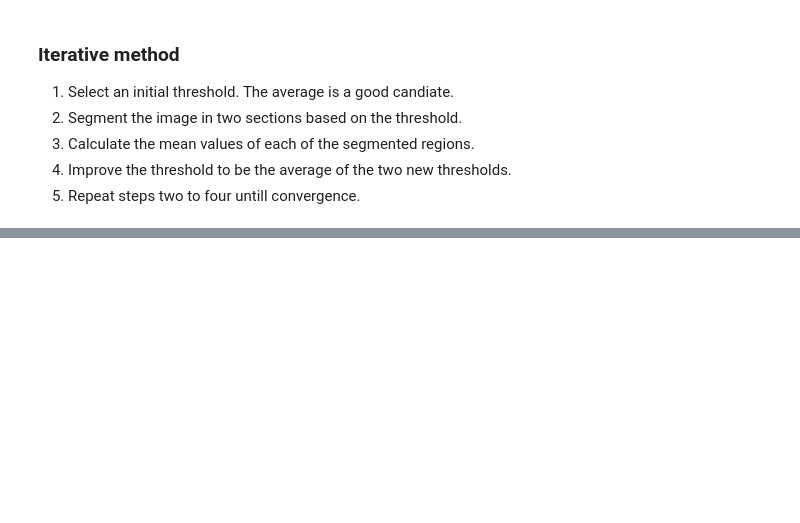
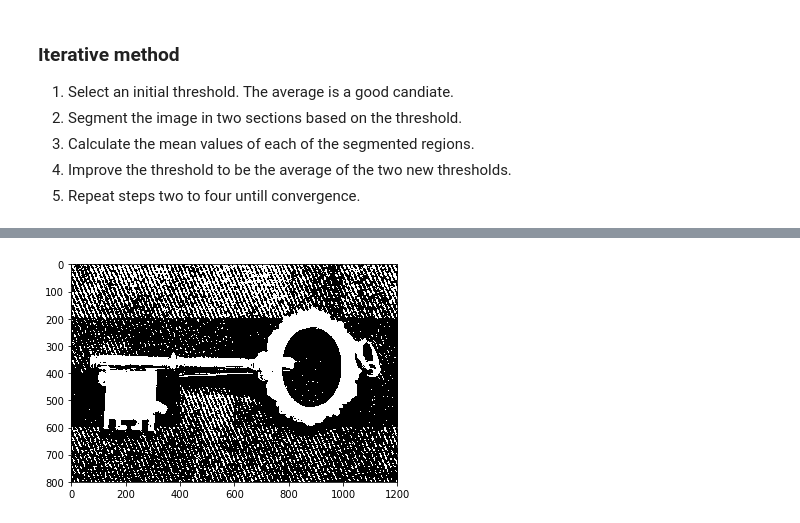
Before and after one commit to pablo-munoz/rasgos-descriptores-reconocimiento, a Jupyter notebook: work/segmentation/segmentation.ipynb, the cells around one changed output, grey strips where cells are left out. Saved outputs shown, nothing was run; the diff lists cells and outputs as text; code cells hidden in the pictures; blank space fills up the shorter version.

```diff
--- a/work/segmentation/segmentation.ipynb
+++ b/work/segmentation/segmentation.ipynb
@@ -129,0 +199,8 @@ plt.imshow(segment_binary(image_data), cmap='gray')
+# %%
+show_image_grayscale(join_image_pieces_into_one(
+    image_pieces_segmented,
+    additive_method_num_rows,
+    additive_method_num_cols,
+    additive_method_step))
+# %% [output]
+[figure, added]
```
Also changed, not shown: parts of 10 cells of this notebook, 1 other file.
